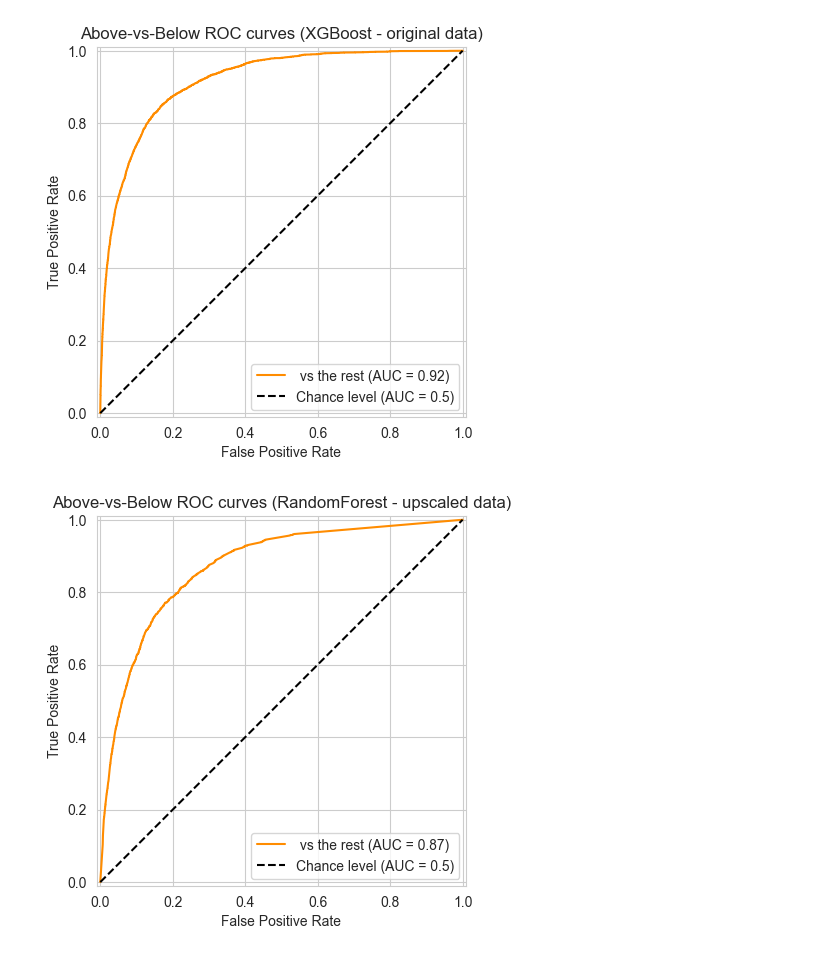
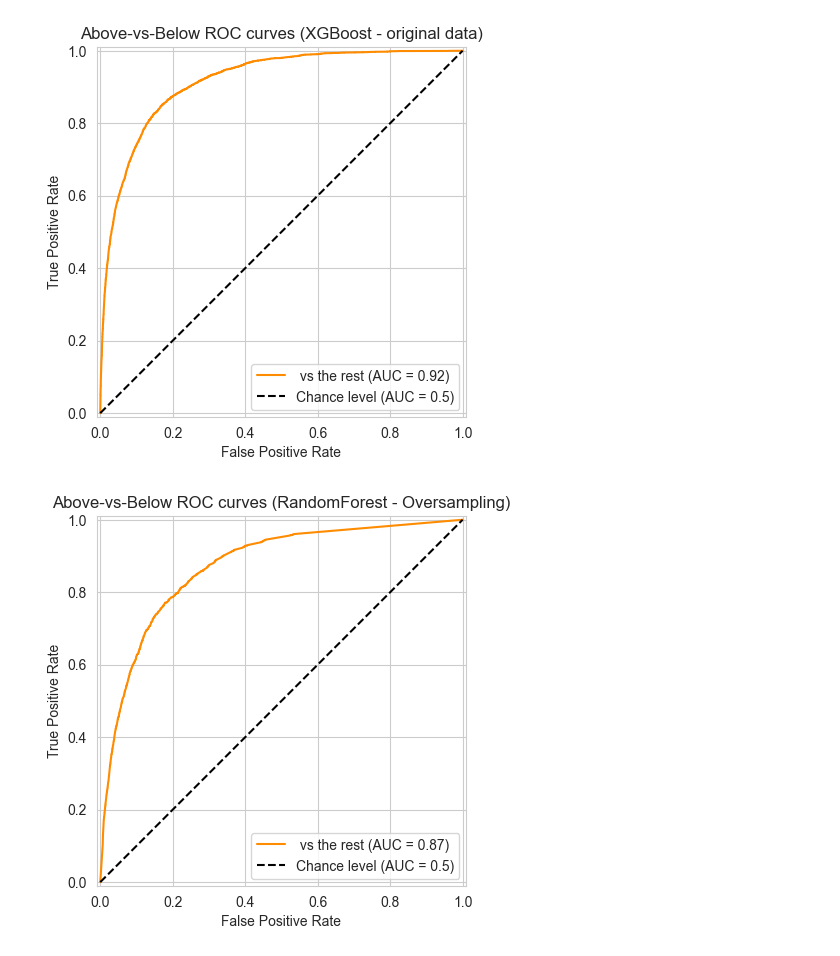
Before and after one commit to hanksnowdon/DataMiningProject, a Jupyter notebook: notebooks/03_ML_training_validation_test.ipynb, the cells around one changed output. Drawn from its saved outputs; the diff is of its cells as text; code cells hidden in the pictures.

```diff
--- a/notebooks/03_ML_training_validation_test.ipynb
+++ b/notebooks/03_ML_training_validation_test.ipynb
@@ -432,6 +456,10 @@ pickle.dump(best_rfc_up, open(filename, 'wb'))
 # save the model to disk
 filename = 'res_model_xgbc.pkl'
 pickle.dump(best_xgbc, open(filename, 'wb'))
+# %%
+import pickle
+filename = 'res_model_rfc_up.pkl'
+best_rfc_up = pickle.load(open(filename, 'rb'))
 # %%
 y_score = best_xgbc.predict_proba(X_tst_pr)
 # %%
@@ -454,17 +482,18 @@ _ = display.ax_.set(
 # %%
 y_score_up = best_rfc_up.predict_proba(X_tst_up_pr)
 # %%
+from sklearn.metrics import RocCurveDisplay
 display = RocCurveDisplay.from_predictions(
     y_test[:],
     y_score_up[:,1],
     name=f" vs the rest",
     color="darkorange",
     plot_chance_level=True,
 )
 _ = display.ax_.set(
     xlabel="False Positive Rate",
     ylabel="True Positive Rate",
-    title="Above-vs-Below ROC curves (RandomForest - upscaled data)",
+    title="Above-vs-Below ROC curves (RandomForest - Oversampling)",
 )
 # %% [output]
-[figure, old version]
+[figure, new version]
```
Also changed, not shown: parts of 5 cells of this notebook, 1 other file.
